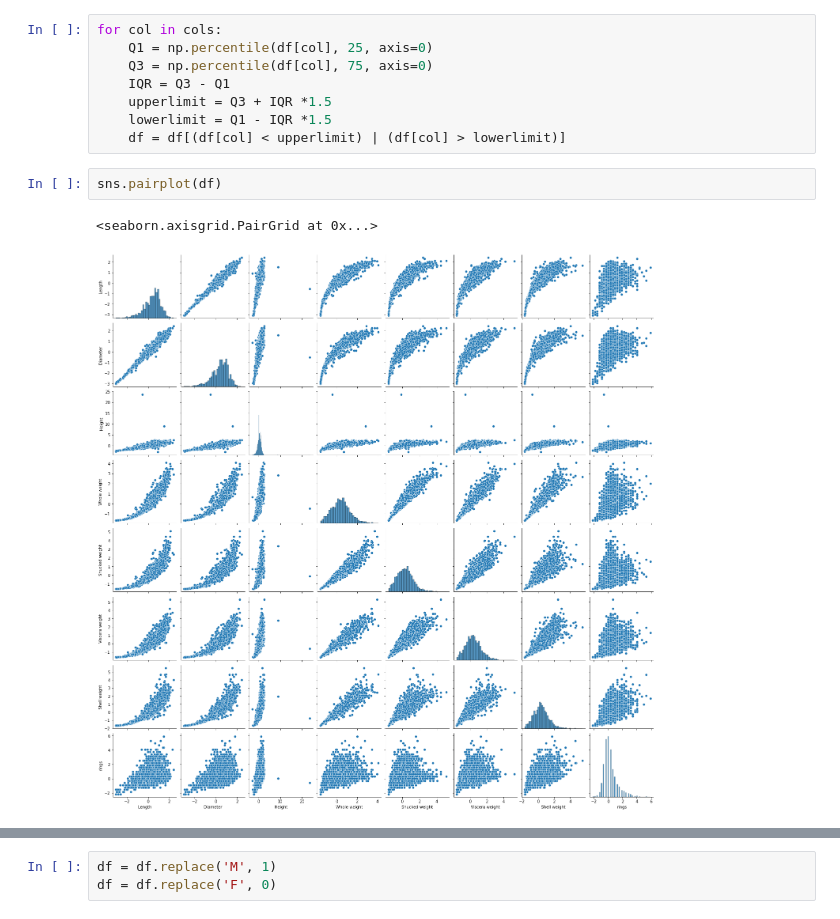
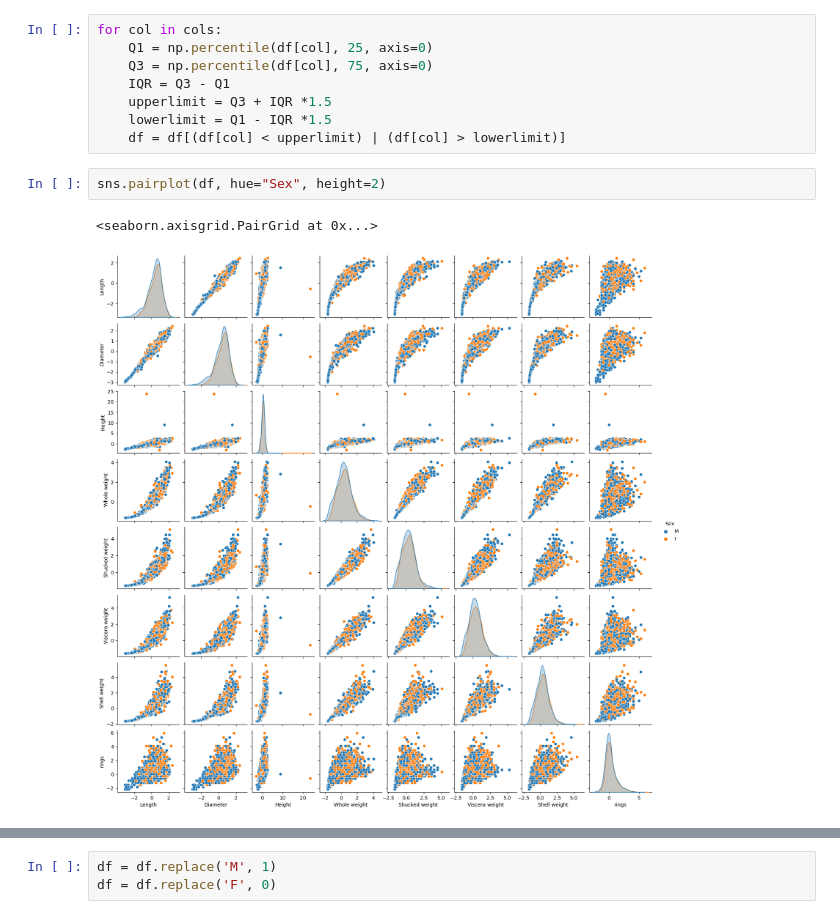
Before and after one commit to blackwakhu/abalone, a Jupyter notebook: abalone.ipynb, the cells around one changed output, grey strips where cells are left out. Cells and saved outputs as stored; diff of their text form.

```diff
--- a/abalone.ipynb
+++ b/abalone.ipynb
@@ -58,10 +58,10 @@ for col in cols:
     lowerlimit = Q1 - IQR *1.5
     df = df[(df[col] < upperlimit) | (df[col] > lowerlimit)]
 # %%
-sns.pairplot(df)
+sns.pairplot(df, hue="Sex", height=2)
 # %% [output]
 <seaborn.axisgrid.PairGrid at 0x...>
-[figure, old version]
+[figure, new version]
 # %%
 corr_col = df.drop(['Sex'], axis=1)
 corr_matrix = df.corr()
```
Also changed, not shown: parts of 5 cells of this notebook, 2 other files.
